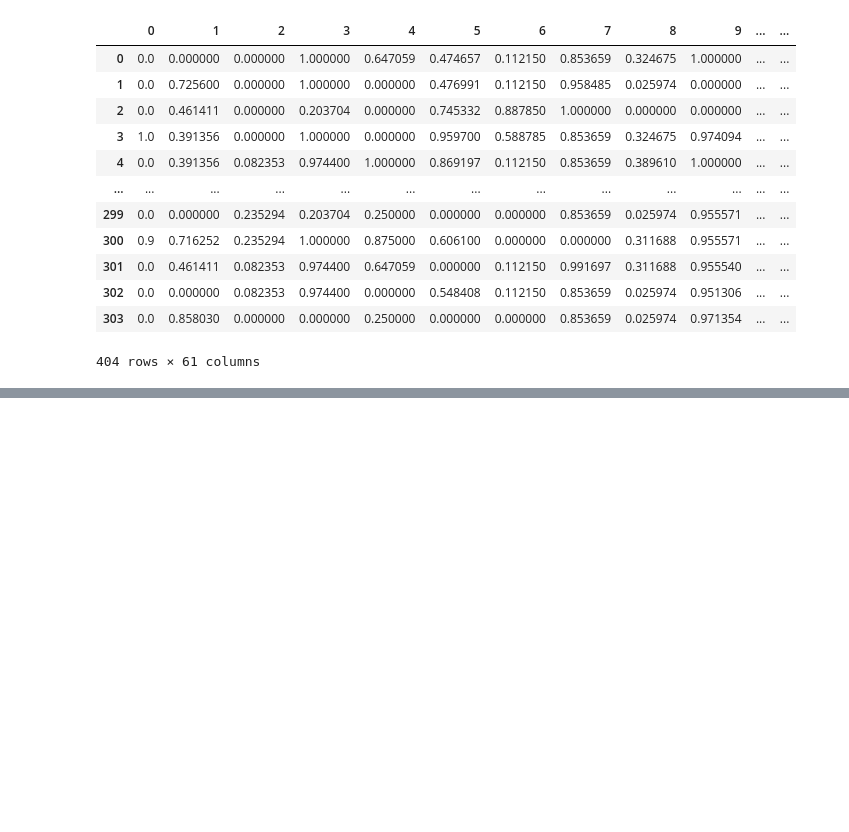
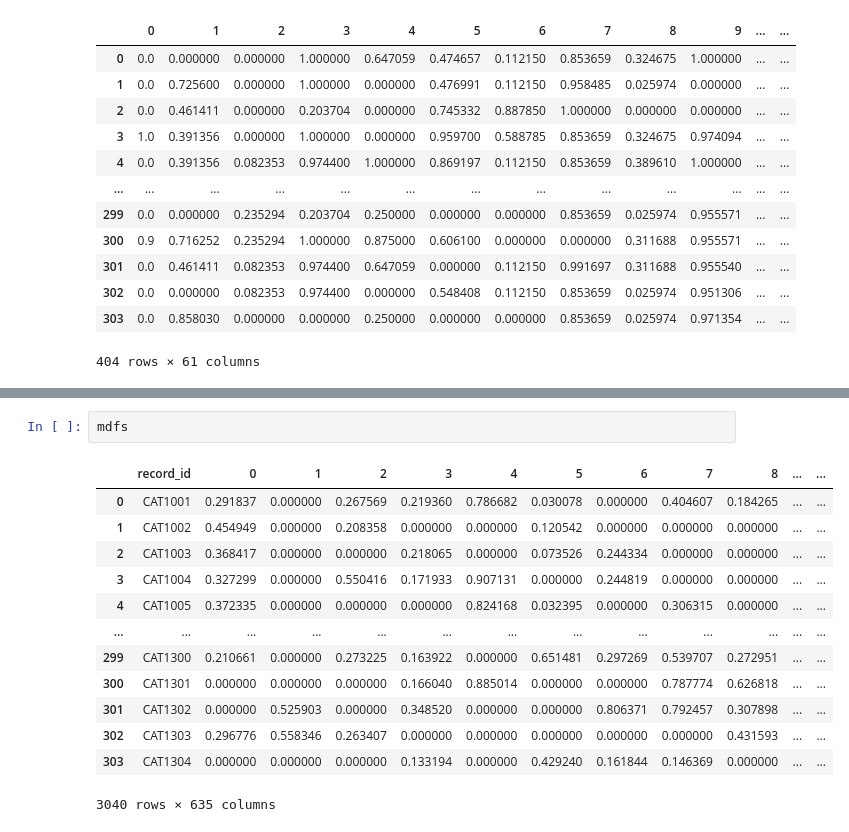
Before and after one commit to zeroknowledgediscovery/truthnet, a Jupyter notebook: notebooks/suspect-comparison.ipynb, the cells around one changed output, grey strips where cells are left out. Drawn from its saved outputs; the diff is of its cells as text; blank space fills up the shorter version.

```diff
--- a/notebooks/suspect-comparison.ipynb
+++ b/notebooks/suspect-comparison.ipynb
@@ -265,0 +225,16 @@ sns.lmplot(
+# %%
+mdfs
+# %% [output]
+|  | record_id | 0 | 1 | 2 | 3 | 4 | 5 | 6 | 7 | 8 | ... | ... |
+| 0 | CAT1001 | 0.291837 | 0.000000 | 0.267569 | 0.219360 | 0.786682 | 0.030078 | 0.000000 | 0.404607 | 0.184265 | ... | ... |
+| 1 | CAT1002 | 0.454949 | 0.000000 | 0.208358 | 0.000000 | 0.000000 | 0.120542 | 0.000000 | 0.000000 | 0.000000 | ... | ... |
+| 2 | CAT1003 | 0.368417 | 0.000000 | 0.000000 | 0.218065 | 0.000000 | 0.073526 | 0.244334 | 0.000000 | 0.000000 | ... | ... |
+| 3 | CAT1004 | 0.327299 | 0.000000 | 0.550416 | 0.171933 | 0.907131 | 0.000000 | 0.244819 | 0.000000 | 0.000000 | ... | ... |
+| 4 | CAT1005 | 0.372335 | 0.000000 | 0.000000 | 0.000000 | 0.824168 | 0.032395 | 0.000000 | 0.306315 | 0.000000 | ... | ... |
+| ... | ... | ... | ... | ... | ... | ... | ... | ... | ... | ... | ... | ... |
+| 299 | CAT1300 | 0.210661 | 0.000000 | 0.273225 | 0.163922 | 0.000000 | 0.651481 | 0.297269 | 0.539707 | 0.272951 | ... | ... |
+| 300 | CAT1301 | 0.000000 | 0.000000 | 0.000000 | 0.166040 | 0.885014 | 0.000000 | 0.000000 | 0.787774 | 0.626818 | ... | ... |
+| 301 | CAT1302 | 0.000000 | 0.525903 | 0.000000 | 0.348520 | 0.000000 | 0.000000 | 0.806371 | 0.792457 | 0.307898 | ... | ... |
+| 302 | CAT1303 | 0.296776 | 0.558346 | 0.263407 | 0.000000 | 0.000000 | 0.000000 | 0.000000 | 0.000000 | 0.431593 | ... | ... |
+| 303 | CAT1304 | 0.000000 | 0.000000 | 0.000000 | 0.133194 | 0.000000 | 0.429240 | 0.161844 | 0.146369 | 0.000000 | ... | ... |
+3040 rows × 635 columns
```
Also changed, not shown: parts of 54 cells of this notebook, 2 other files.
